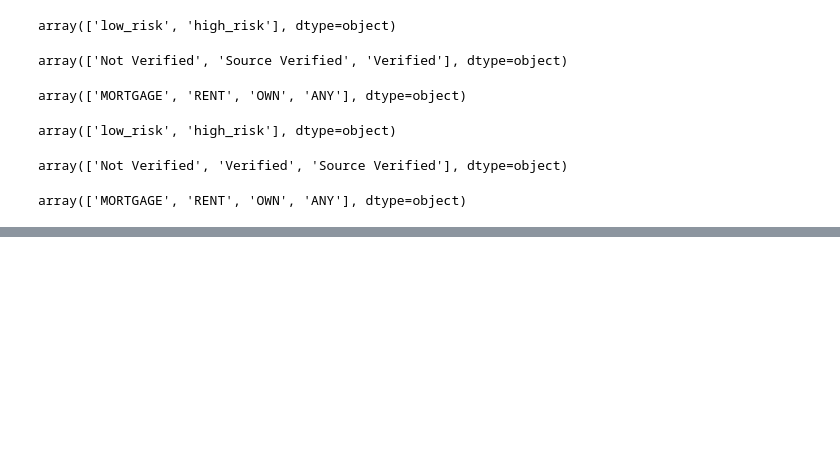
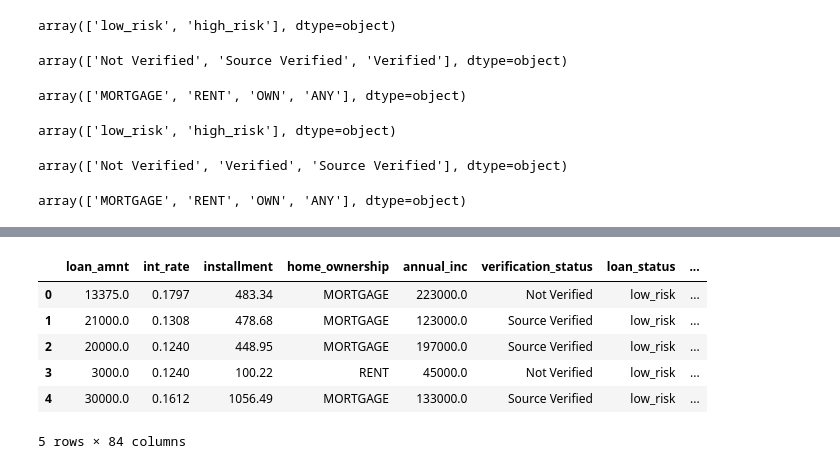
Before and after one commit to uzmabb182/supervised_machine_learning-predicting_credit_risk, a Jupyter notebook: credit_risk_evaluator.ipynb, the cells around one changed output, grey strips where cells are left out. Drawn from its saved outputs; the diff is of its cells as text; code cells hidden in the pictures; blank space fills up the shorter version.

```diff
--- a/credit_risk_evaluator.ipynb
+++ b/credit_risk_evaluator.ipynb
@@ -74,0 +112,12 @@ array(['MORTGAGE', 'RENT', 'OWN', 'ANY'], dtype=object)
+# %%
+# Drop the null columns where all values are null
+train_df = train_df.dropna(axis='columns', how='all')
+train_df.head()
+# %% [output]
+|  | loan_amnt | int_rate | installment | home_ownership | annual_inc | verification_status | loan_status | ... |
+| 0 | 13375.0 | 0.1797 | 483.34 | MORTGAGE | 223000.0 | Not Verified | low_risk | ... |
+| 1 | 21000.0 | 0.1308 | 478.68 | MORTGAGE | 123000.0 | Source Verified | low_risk | ... |
+| 2 | 20000.0 | 0.1240 | 448.95 | MORTGAGE | 197000.0 | Source Verified | low_risk | ... |
+| 3 | 3000.0 | 0.1240 | 100.22 | RENT | 45000.0 | Not Verified | low_risk | ... |
+| 4 | 30000.0 | 0.1612 | 1056.49 | MORTGAGE | 133000.0 | Source Verified | low_risk | ... |
+5 rows × 84 columns
```
Also changed, not shown: parts of 31 cells of this notebook.
